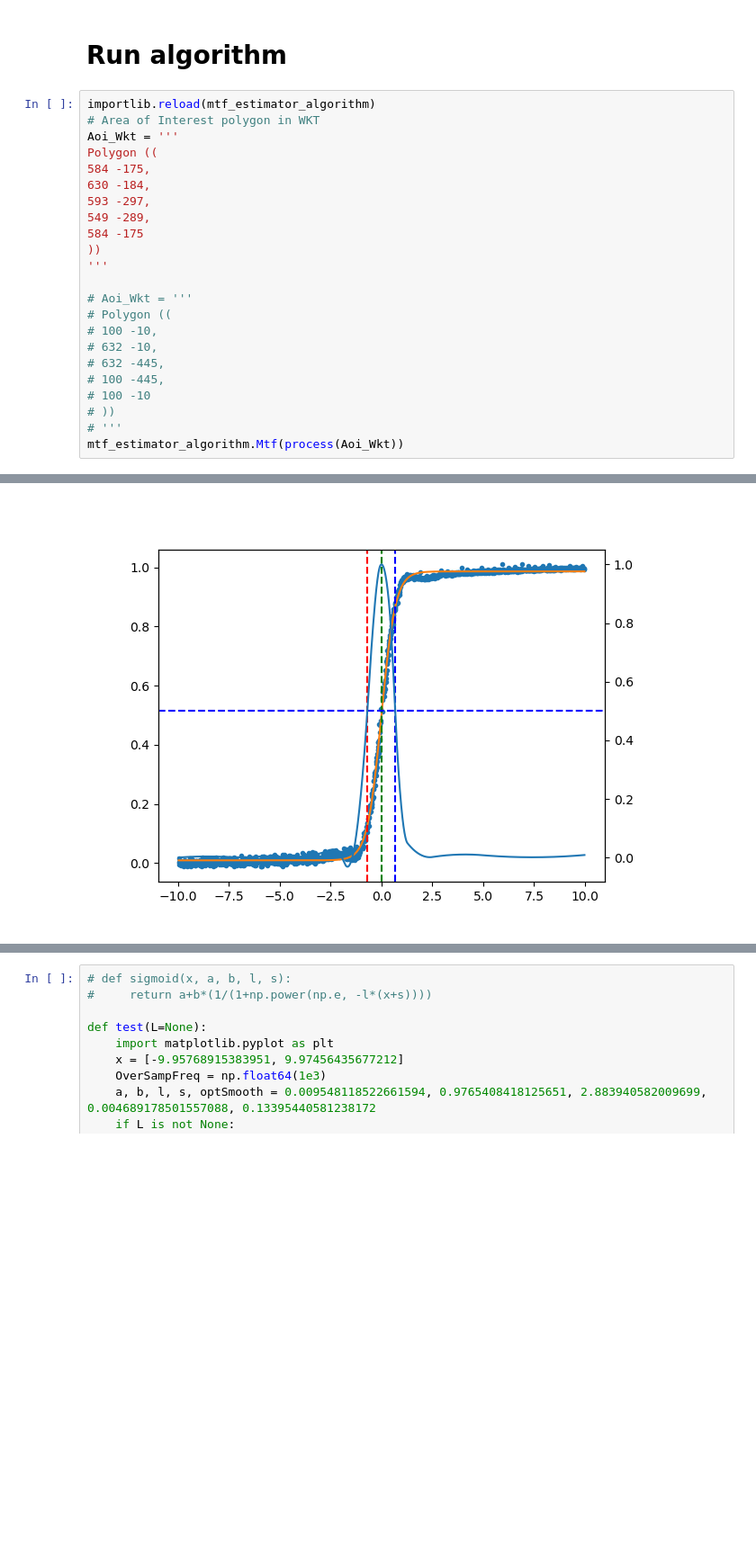
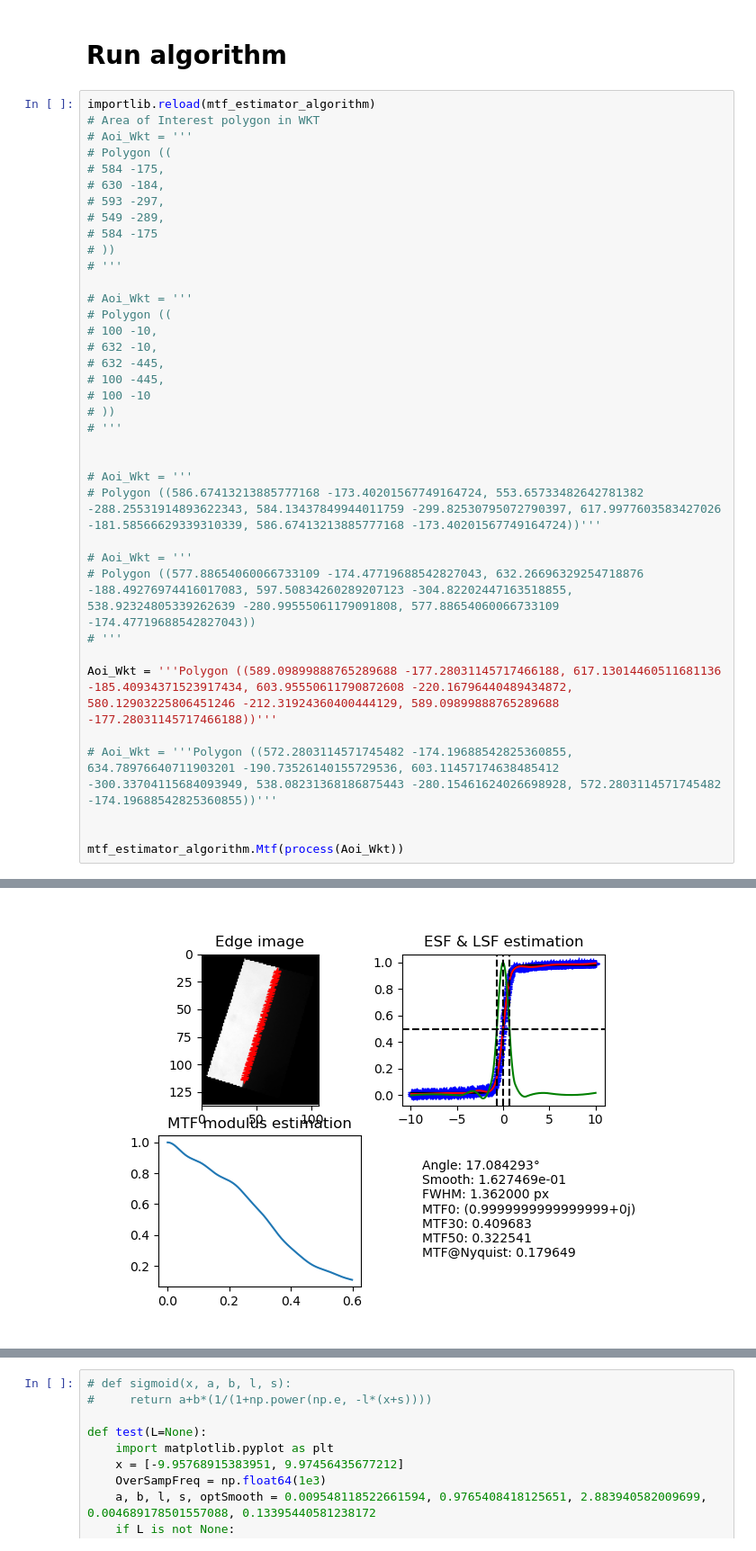
Before and after one commit to JorgeGIlG/MTF_Estimator, a Jupyter notebook: qgis_plugin/mtf_estimator/test.ipynb, the cells around one changed output, grey strips where cells are left out. Shown at 90% size. Cells and saved outputs as stored; diff of their text form; blank space fills up the shorter version.

```diff
--- a/qgis_plugin/mtf_estimator/test.ipynb
+++ b/qgis_plugin/mtf_estimator/test.ipynb
@@ -128,15 +128,15 @@ def process(Aoi_Wkt):
 # %%
 importlib.reload(mtf_estimator_algorithm)
 # Area of Interest polygon in WKT
-Aoi_Wkt = '''
-Polygon ((
-584 -175,
-630 -184,
-593 -297,
-549 -289,
-584 -175
-))
-'''
+# Aoi_Wkt = '''
+# Polygon ((
+# 584 -175,
+# 630 -184,
+# 593 -297,
+# 549 -289,
+# 584 -175
+# ))
+# '''
 
 # Aoi_Wkt = '''
 # Polygon ((
@@ -147,5 +147,19 @@ Polygon ((
 # 100 -10
 # ))
 # '''
+
+
+# Aoi_Wkt = '''
+# Polygon ((586.67413213885777168 -173.40201567749164724, 553.65733482642781382 -288.25531914893622343, 584.13437849944011759 -299.82530795072790397, 617.9977603583427026 -181.58566629339310339, 586.67413213885777168 -173.40201567749164724))'''
+
+# Aoi_Wkt = '''
+# Polygon ((577.88654060066733109 -174.47719688542827043, 632.26696329254718876 -188.49276974416017083, 597.50834260289207123 -304.82202447163518855, 538.92324805339262639 -280.99555061179091808, 577.88654060066733109 -174.47719688542827043))
+# '''
+
+Aoi_Wkt = '''Polygon ((589.09899888765289688 -177.28031145717466188, 617.13014460511681136 -185.40934371523917434, 603.95550611790872608 -220.16796440489434872, 580.12903225806451246 -212.31924360400444129, 589.09899888765289688 -177.28031145717466188))'''
+
+# Aoi_Wkt = '''Polygon ((572.2803114571745482 -174.19688542825360855, 634.78976640711903201 -190.73526140155729536, 603.11457174638485412 -300.33704115684093949, 538.08231368186875443 -280.15461624026698928, 572.2803114571745482 -174.19688542825360855))'''
+
+
 mtf_estimator_algorithm.Mtf(process(Aoi_Wkt))
 # %% [output]
@@ -177,3 +191,3 @@ MTF@Nyquist: 0.208086
 ####################
-[figure, old version]
+[figure, new version]
 <mtf_estimator_algorithm.Mtf at 0x...>
```
Also changed, not shown: parts of 2 cells of this notebook, 1 other file.
